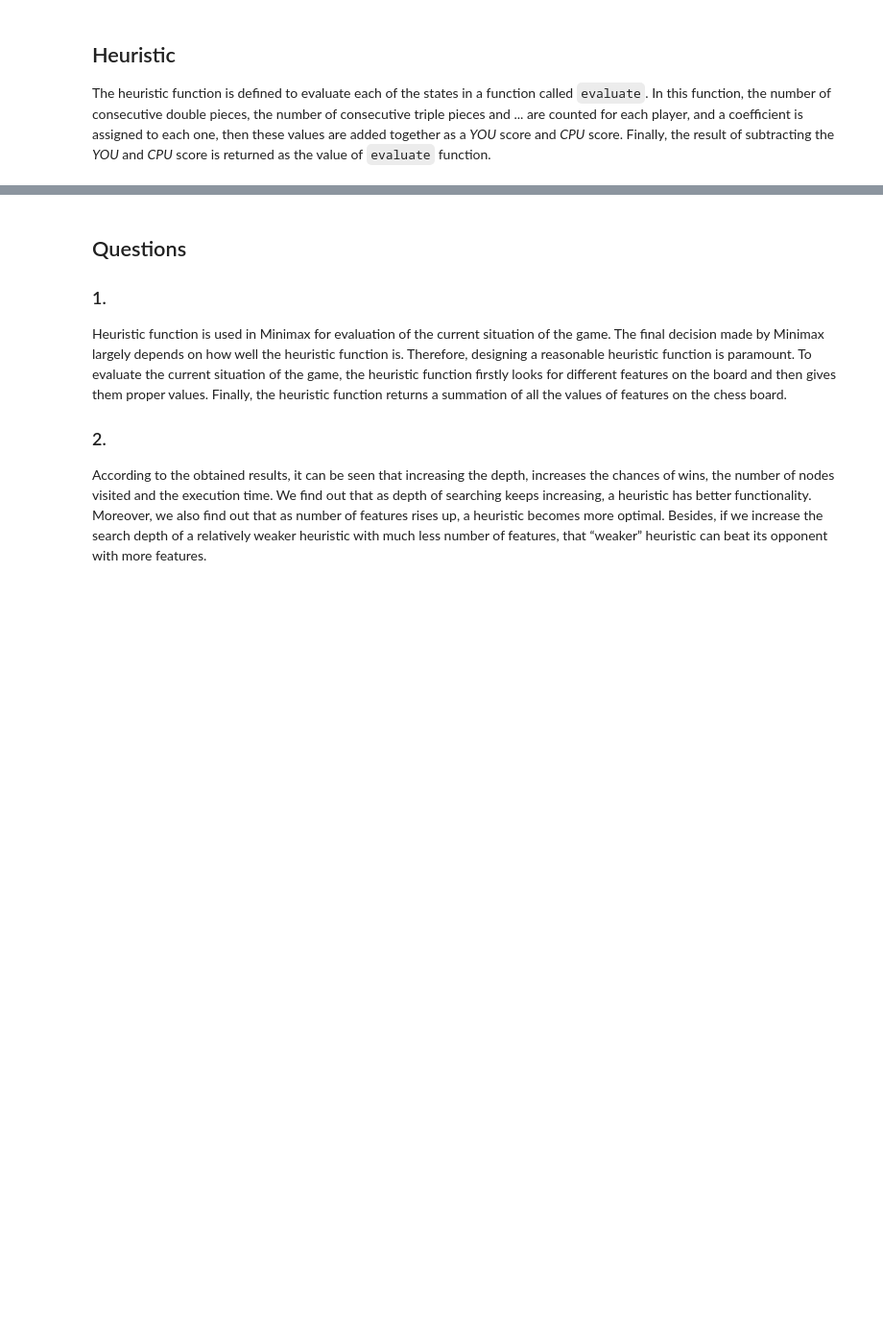
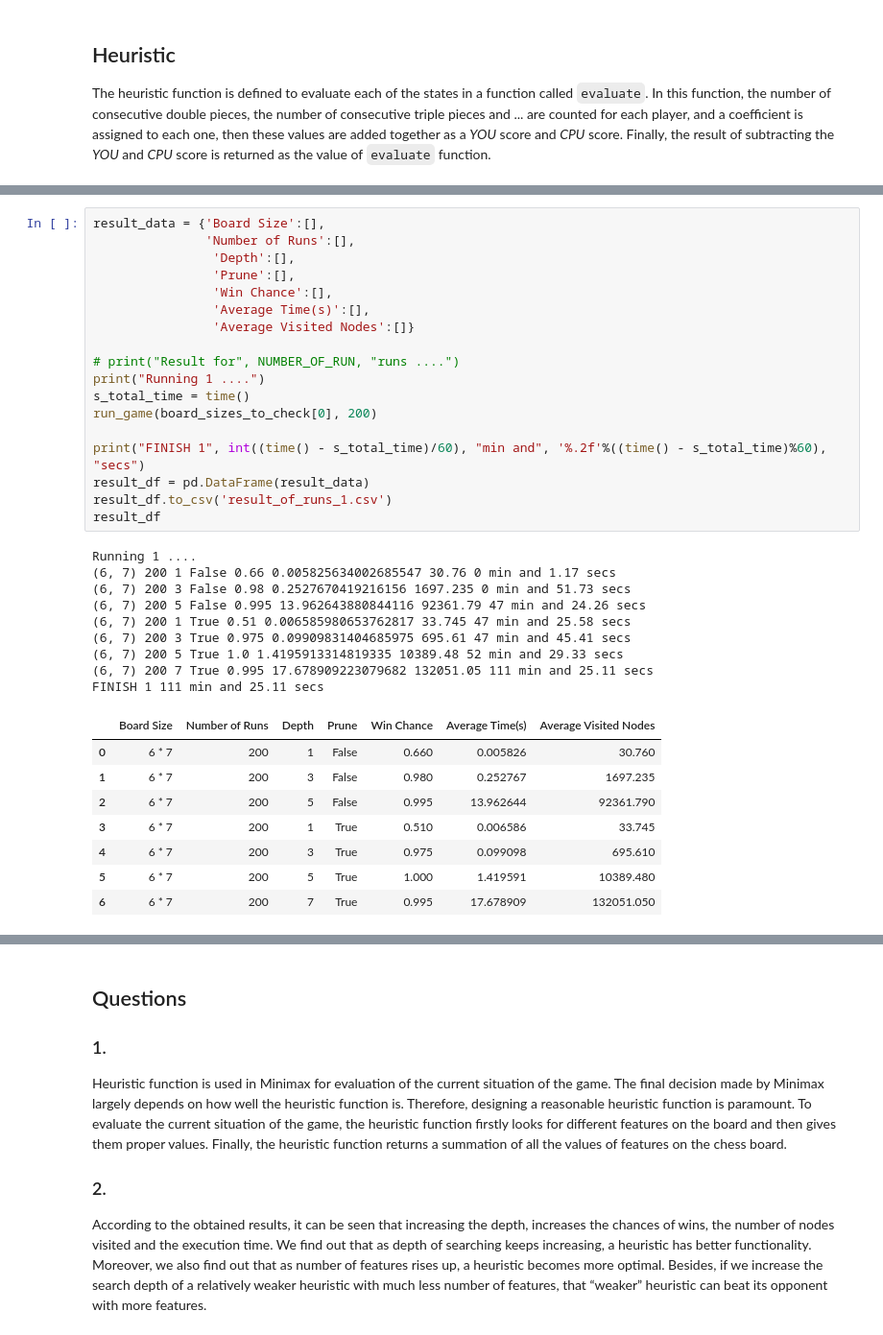
Before and after one commit to mohammadsaadati80/Connect4-Min-Max, a Jupyter notebook: AI-CA2-Game.ipynb, the cells around one changed output, grey strips where cells are left out. Shown at 96% size. Drawn from its saved outputs; the diff is of its cells as text; blank space fills up the shorter version.

```diff
--- a/AI-CA2-Game.ipynb
+++ b/AI-CA2-Game.ipynb
@@ -533,0 +552,36 @@ result_df.to_csv('result_of_runs_15to21.csv')
+# %%
+result_data = {'Board Size':[],
+               'Number of Runs':[],
+                'Depth':[],
+                'Prune':[],
+                'Win Chance':[],
+                'Average Time(s)':[],
+                'Average Visited Nodes':[]}
+
+# print("Result for", NUMBER_OF_RUN, "runs ....")
+print("Running 1 ....")
+s_total_time = time()
+run_game(board_sizes_to_check[0], 200)
+
+print("FINISH 1", int((time() - s_total_time)/60), "min and", '%.2f'%((time() - s_total_time)%60), "secs")
+result_df = pd.DataFrame(result_data)
+result_df.to_csv('result_of_runs_1.csv')
+result_df
+# %% [output]
+Running 1 ....
+(6, 7) 200 1 False 0.66 0.005825634002685547 30.76 0 min and 1.17 secs
+(6, 7) 200 3 False 0.98 0.2527670419216156 1697.235 0 min and 51.73 secs
+(6, 7) 200 5 False 0.995 13.962643880844116 92361.79 47 min and 24.26 secs
+(6, 7) 200 1 True 0.51 0.006585980653762817 33.745 47 min and 25.58 secs
+(6, 7) 200 3 True 0.975 0.09909831404685975 695.61 47 min and 45.41 secs
+(6, 7) 200 5 True 1.0 1.4195913314819335 10389.48 52 min and 29.33 secs
+(6, 7) 200 7 True 0.995 17.678909223079682 132051.05 111 min and 25.11 secs
+FINISH 1 111 min and 25.11 secs
+|  | Board Size | Number of Runs | Depth | Prune | Win Chance | Average Time(s) | Average Visited Nodes |
+| 0 | 6 * 7 | 200 | 1 | False | 0.660 | 0.005826 | 30.760 |
+| 1 | 6 * 7 | 200 | 3 | False | 0.980 | 0.252767 | 1697.235 |
+| 2 | 6 * 7 | 200 | 5 | False | 0.995 | 13.962644 | 92361.790 |
+| 3 | 6 * 7 | 200 | 1 | True | 0.510 | 0.006586 | 33.745 |
+| 4 | 6 * 7 | 200 | 3 | True | 0.975 | 0.099098 | 695.610 |
+| 5 | 6 * 7 | 200 | 5 | True | 1.000 | 1.419591 | 10389.480 |
+| 6 | 6 * 7 | 200 | 7 | True | 0.995 | 17.678909 | 132051.050 |
```
Also changed, not shown: parts of 6 cells of this notebook, 2 other files.
